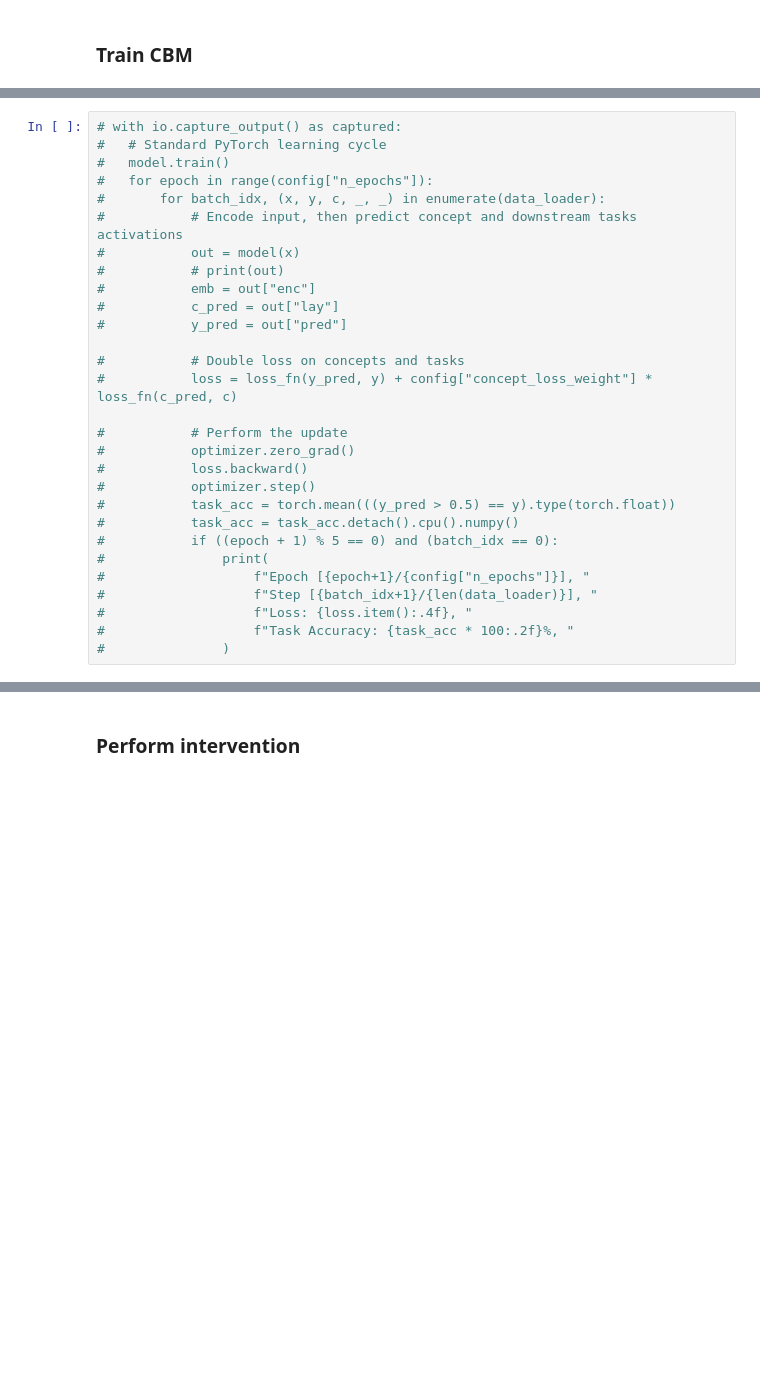
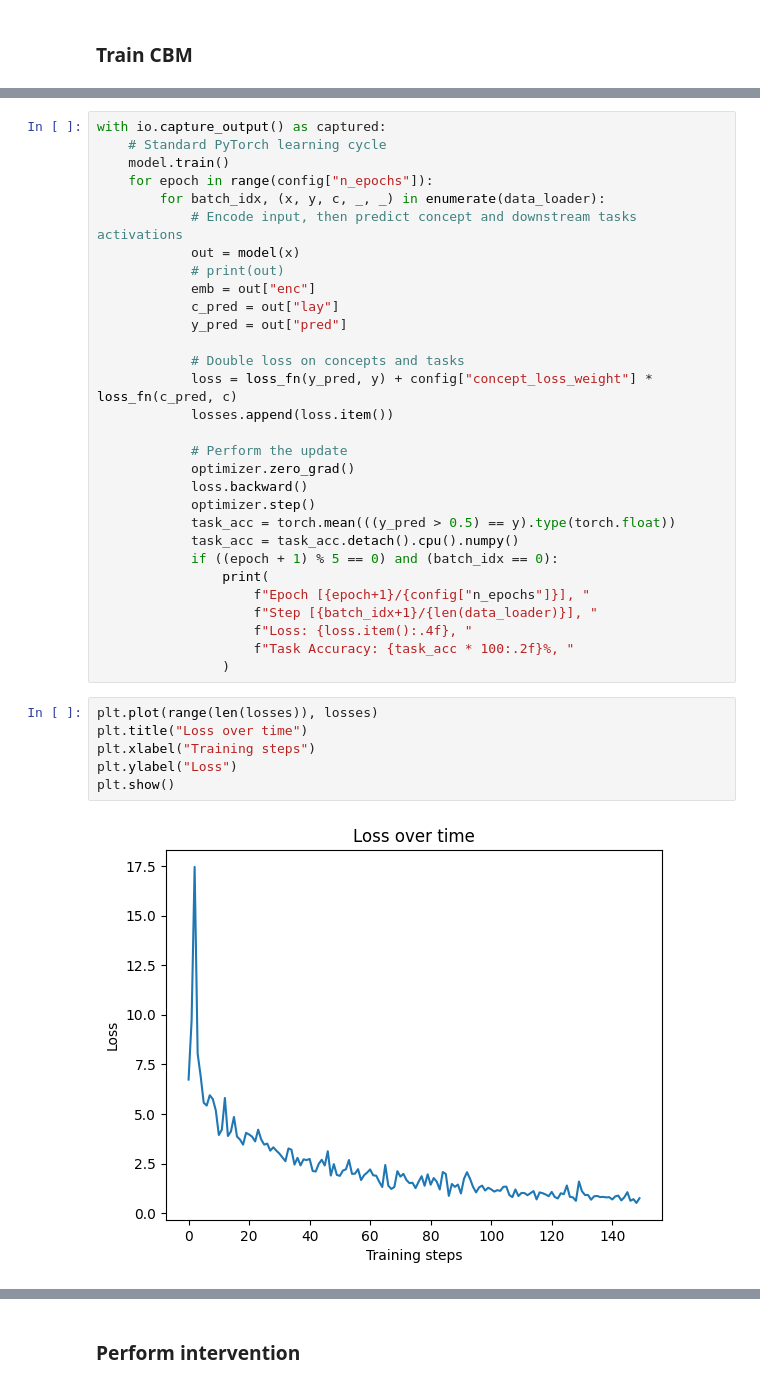
Before and after one commit to technologeve/concept-bottlenecks, a Jupyter notebook: traffic_light.ipynb, the cells around one changed output, grey strips where cells are left out. Saved outputs shown, nothing was run; the diff lists cells and outputs as text; blank space fills up the shorter version.

```diff
--- a/traffic_light.ipynb
+++ b/traffic_light.ipynb
@@ -149,30 +150,39 @@ loss_fn = torch.nn.BCELoss()
 # %%
-# with io.capture_output() as captured:
-# 	# Standard PyTorch learning cycle
-# 	model.train()
-# 	for epoch in range(config["n_epochs"]):
-# 		for batch_idx, (x, y, c, _, _) in enumerate(data_loader):
-# 			# Encode input, then predict concept and downstream tasks activations
-# 			out = model(x)
-# 			# print(out)
-# 			emb = out["enc"]
-# 			c_pred = out["lay"]
-# 			y_pred = out["pred"]
+with io.capture_output() as captured:
+	# Standard PyTorch learning cycle
+	model.train()
+	for epoch in range(config["n_epochs"]):
+		for batch_idx, (x, y, c, _, _) in enumerate(data_loader):
+			# Encode input, then predict concept and downstream tasks activations
+			out = model(x)
+			# print(out)
+			emb = out["enc"]
+			c_pred = out["lay"]
+			y_pred = out["pred"]
 
-# 			# Double loss on concepts and tasks
-# 			loss = loss_fn(y_pred, y) + config["concept_loss_weight"] * loss_fn(c_pred, c)
+			# Double loss on concepts and tasks
+			loss = loss_fn(y_pred, y) + config["concept_loss_weight"] * loss_fn(c_pred, c)
+			losses.append(loss.item())
 
-# 			# Perform the update
-# 			optimizer.zero_grad()
-# 			loss.backward()
-# 			optimizer.step()
-# 			task_acc = torch.mean(((y_pred > 0.5) == y).type(torch.float))
-# 			task_acc = task_acc.detach().cpu().numpy()
-# 			if ((epoch + 1) % 5 == 0) and (batch_idx == 0):
-# 				print(
-# 					f"Epoch [{epoch+1}/{config["n_epochs"]}], "
-# 					f"Step [{batch_idx+1}/{len(data_loader)}], "
-# 					f"Loss: {loss.item():.4f}, "
-# 					f"Task Accuracy: {task_acc * 100:.2f}%, "
-# 				)
+			# Perform the update
+			optimizer.zero_grad()
+			loss.backward()
+			optimizer.step()
+			task_acc = torch.mean(((y_pred > 0.5) == y).type(torch.float))
+			task_acc = task_acc.detach().cpu().numpy()
+			if ((epoch + 1) % 5 == 0) and (batch_idx == 0):
+				print(
+					f"Epoch [{epoch+1}/{config["n_epochs"]}], "
+					f"Step [{batch_idx+1}/{len(data_loader)}], "
+					f"Loss: {loss.item():.4f}, "
+					f"Task Accuracy: {task_acc * 100:.2f}%, "
+				)
+# %%
+plt.plot(range(len(losses)), losses)
+plt.title("Loss over time")
+plt.xlabel("Training steps")
+plt.ylabel("Loss")
+plt.show()
+# %% [output]
+[figure, added]
 # %%
```
Also changed, not shown: parts of 19 cells of this notebook.
